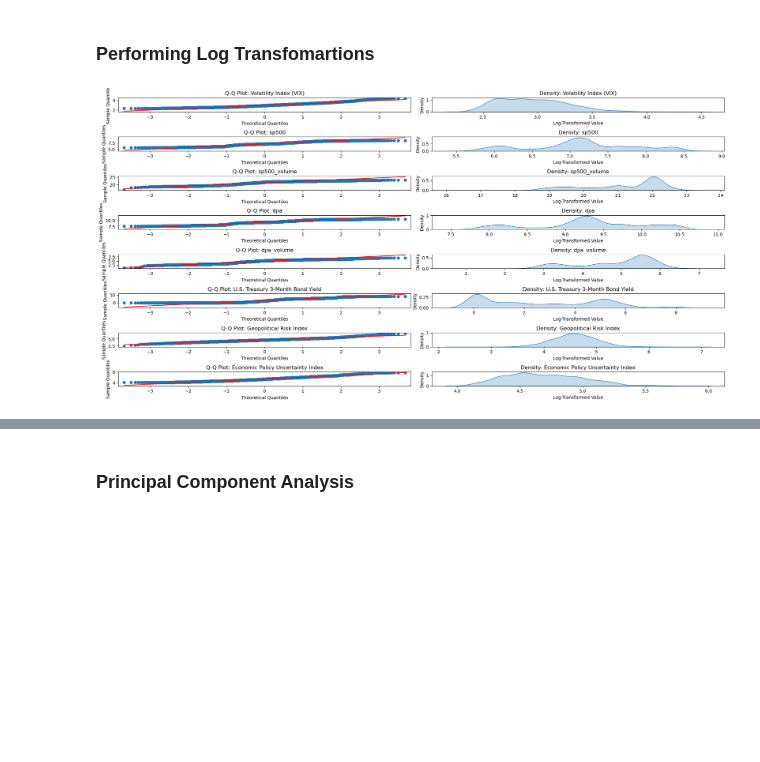
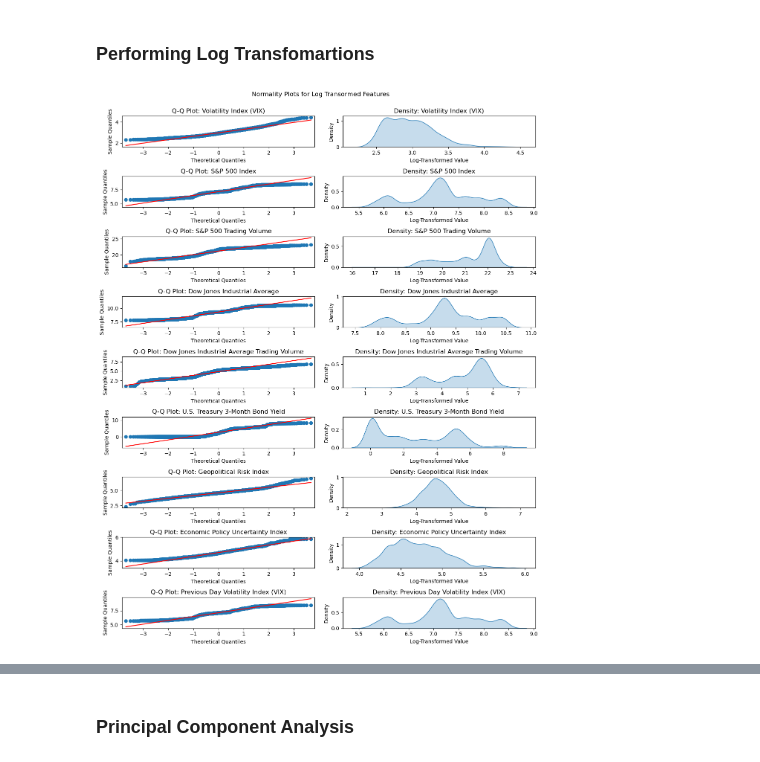
Before and after one commit to INFO-523-F25/final-project-team-5, a Jupyter notebook: main.ipynb, the cells around one changed output, grey strips where cells are left out. Drawn from its saved outputs; the diff is of its cells as text; code cells hidden in the pictures; blank space fills up the shorter version.

Commit message:
Clenaed up Graphs and Remaining Code

```diff
--- a/main.ipynb
+++ b/main.ipynb
@@ -147,7 +147,9 @@ column_name_mapping = {
     'djia': 'Dow Jones Industrial Average',
     'djia_volume': 'Dow Jones Industrial Average Trading Volume',
     'hsi': 'Hang Seng Index',
-    'ads': 'Aruoba-Diebold-Scotti Business Conditions Index'
+    'ads': 'Aruoba-Diebold-Scotti Business Conditions Index',
+    'prev_day': 'Previous Day Volatility Index (VIX)',
+    'joblessness': 'Unemployment (in Quartiles)'
 }
 # %%
 viz.boxplot_visuals(stock_data_final, stock_data_sample, column_name_mapping, 'Boxplots of Variables')
@@ -173,11 +176,11 @@ viz.qq_plot(stock_data_final, stock_data_sample, column_name_mapping, 'Q-Q Plots
 ### Performing Log Transfomartions
 # %%
 # Initializing a Variable with a Subset of Columns that need to be Log Transformed
-numeric_columns_log_transform = stock_data_final[['vix', 'sp500', 'sp500_volume', 'djia', 'djia_volume', 'us3m', 'GPRD', 'epu']]
+numeric_columns_log_transform = stock_data_final[['vix', 'sp500', 'sp500_volume', 'djia', 'djia_volume', 'us3m', 'GPRD', 'epu', 'prev_day']]
 
-stock_data_final = tr.log_transform(stock_data_final, columns = numeric_columns_log_transform)
+stock_data_final = tr.log_transform(stock_data_final, numeric_columns_log_transform, column_name_mapping, 'Normality Plots for Log Transormed Features')
 # %% [output]
-[figure, old version]
+[figure, new version]
 # %%
 
 # Initializing a List of Numerical Columns
```
Also changed, not shown: parts of 8 cells of this notebook, 2 other files.
